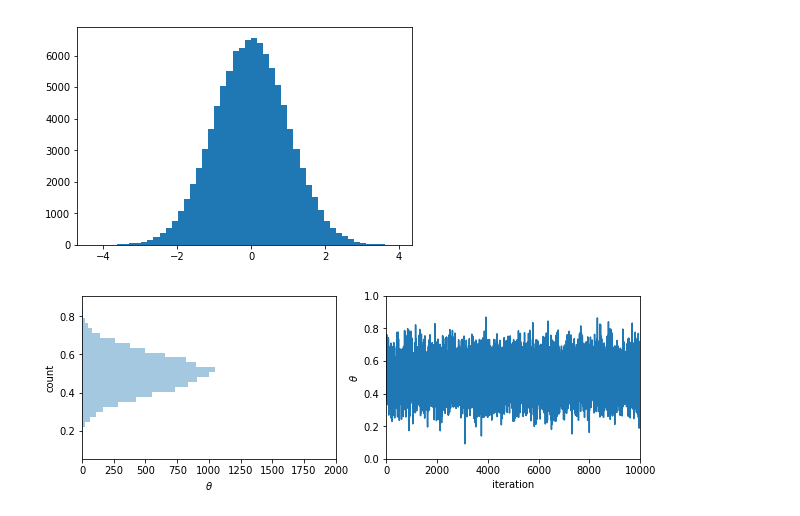
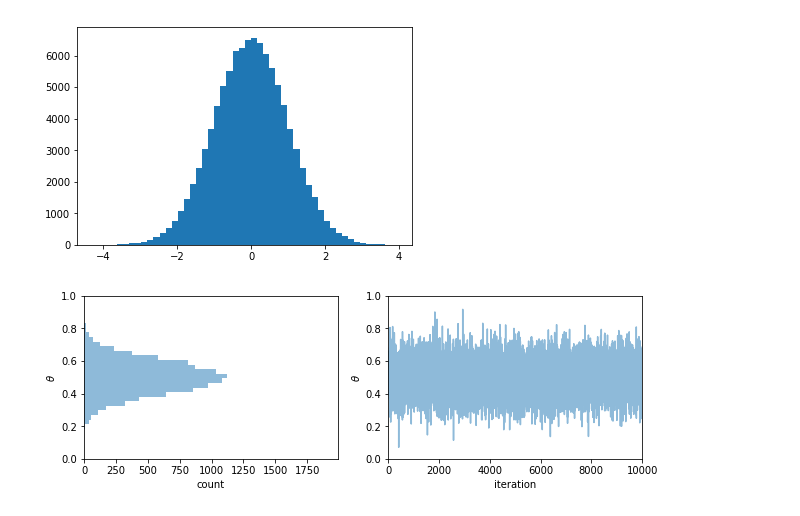
Before and after one commit to jsdiazpo/Bayesian-Digressions, a Jupyter notebook: Intro_MCMC.ipynb, the cells around one changed output. Saved outputs shown, nothing was run; the diff lists cells and outputs as text; code cells hidden in the pictures.

```diff
--- a/Intro_MCMC.ipynb
+++ b/Intro_MCMC.ipynb
@@ -9,25 +9,28 @@ plt.hist(np.random.normal(loc=0, scale=1, size=100000), bins=50);
 # %% [output]
 [figure]
 # %%
+# sampling from Gaussian with fixed parameters: mu=0.5, sigma=0.1
 idx = []
-theta_i = []
+theta = []
+mu, sigma = 0.5, 0.1
 idx_max = 10000
 for i in range(idx_max):
     idx.append(i)
-    theta_i.append(np.random.normal(loc=0.5, scale=0.1, size=1)[0])
+    theta_i = np.random.normal(loc=mu, scale=sigma, size=1)[0]
+    theta.append(theta_i)
 
 fig, ax = plt.subplots(nrows=1, ncols=2)
 fig.set_size_inches(10, 3)
-ax[0].hist(theta_i, bins=30, orientation='horizontal', alpha=0.4)
-ax[0].set_xlabel('$\\theta$')
-ax[0].set_ylabel('count')
-# ax[0].set_xlim([0, max(idx)])
-ax[0].set_xlim([0, idx_max/5]);
+ax[0].hist(theta, bins=30, orientation='horizontal', alpha=0.5)
+ax[0].set_xlabel('count')
+ax[0].set_ylabel('$\\theta$')
+ax[0].set_xlim([0, idx_max/5-10])
+ax[0].set_ylim([0, 1]);
 
-ax[1].plot(idx, theta_i, '-')
+ax[1].plot(idx, theta, '-', alpha=0.5)
 ax[1].set_xlabel('iteration')
 ax[1].set_ylabel('$\\theta$')
 ax[1].set_xlim([0, idx_max])
 ax[1].set_ylim([0, 1]);
 # %% [output]
-[figure, old version]
+[figure, new version]
```
Also changed, not shown: parts of 3 cells of this notebook.
